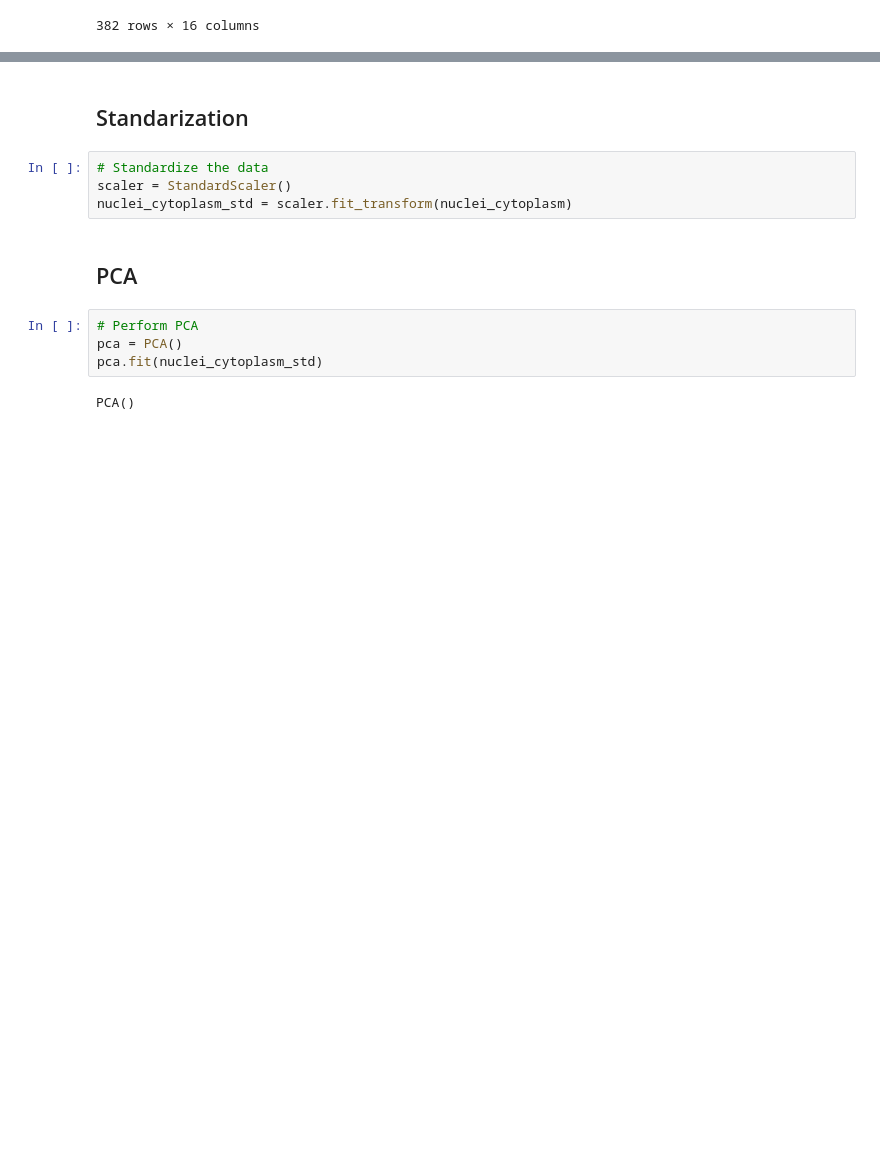
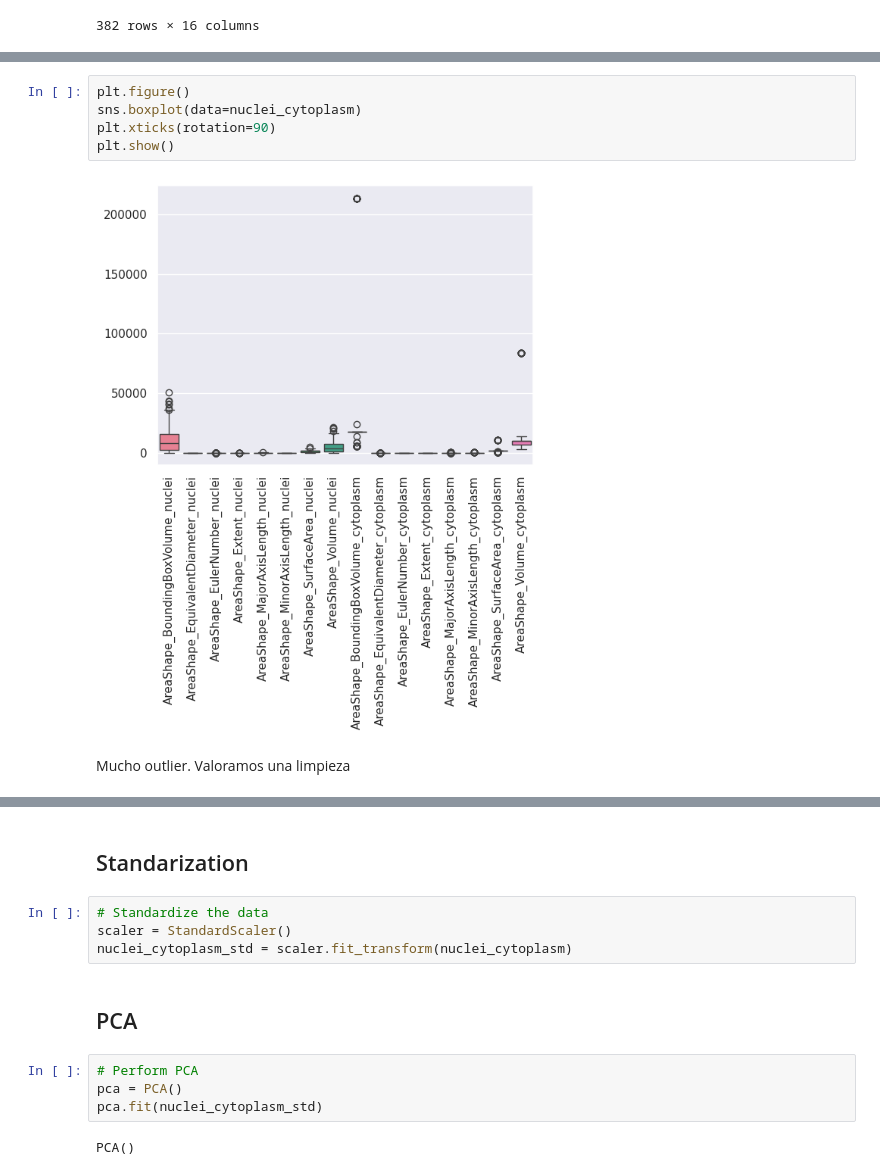
Before and after one commit to imAIgeneLAB/virtual_multiplexing, a Jupyter notebook: analysis/analysis.ipynb, the cells around one changed output, grey strips where cells are left out. Saved outputs shown, nothing was run; the diff lists cells and outputs as text; blank space fills up the shorter version.

```diff
--- a/analysis/analysis.ipynb
+++ b/analysis/analysis.ipynb
@@ -55,0 +61,9 @@ display(nuclei_cytoplasm)
+# %%
+plt.figure()
+sns.boxplot(data=nuclei_cytoplasm)
+plt.xticks(rotation=90)
+plt.show()
+# %% [output]
+[figure, added]
+# %% [markdown]
+Mucho outlier. Valoramos una limpieza
```
Also changed, not shown: parts of 18 cells of this notebook.
